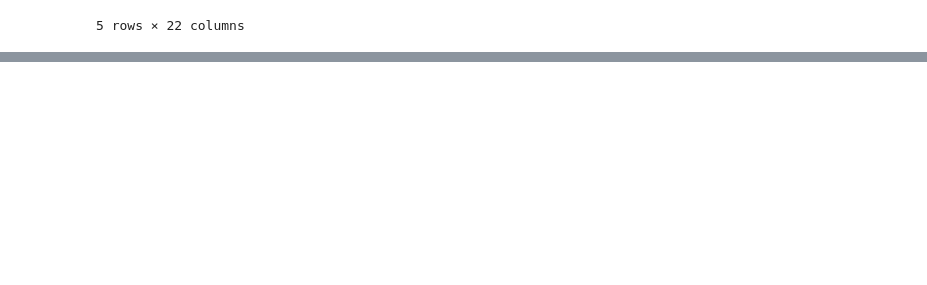
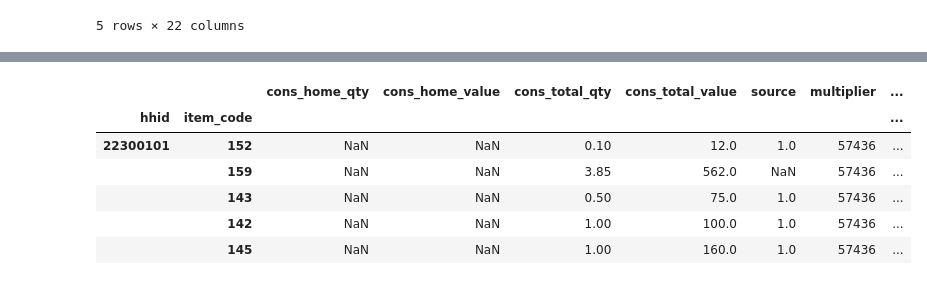
Before and after one commit to jaidevd/beingbayesian, a Jupyter notebook: 06-public-welfare/hh-welfare.ipynb, the cells around one changed output, grey strips where cells are left out. Saved outputs shown, nothing was run; the diff lists cells and outputs as text; code cells hidden in the pictures; blank space fills up the shorter version.

```diff
--- a/06-public-welfare/hh-welfare.ipynb
+++ b/06-public-welfare/hh-welfare.ipynb
@@ -40,0 +127,11 @@ sec41.head()
+# %%
+sec52 = pd.read_parquet('../../hces-2023-24/data/sec-5.2-FDQ.parquet')
+sec52.head()
+# %% [output]
+|  |  | cons_home_qty | cons_home_value | cons_total_qty | cons_total_value | source | multiplier | ... |
+| hhid | item_code |  |  |  |  |  |  | ... |
+| 22300101 | 152 | NaN | NaN | 0.10 | 12.0 | 1.0 | 57436 | ... |
+|  | 159 | NaN | NaN | 3.85 | 562.0 | NaN | 57436 | ... |
+|  | 143 | NaN | NaN | 0.50 | 75.0 | 1.0 | 57436 | ... |
+|  | 142 | NaN | NaN | 1.00 | 100.0 | 1.0 | 57436 | ... |
+|  | 145 | NaN | NaN | 1.00 | 160.0 | 1.0 | 57436 | ... |
```
Also changed, not shown: parts of 23 cells of this notebook, 2 other files.
